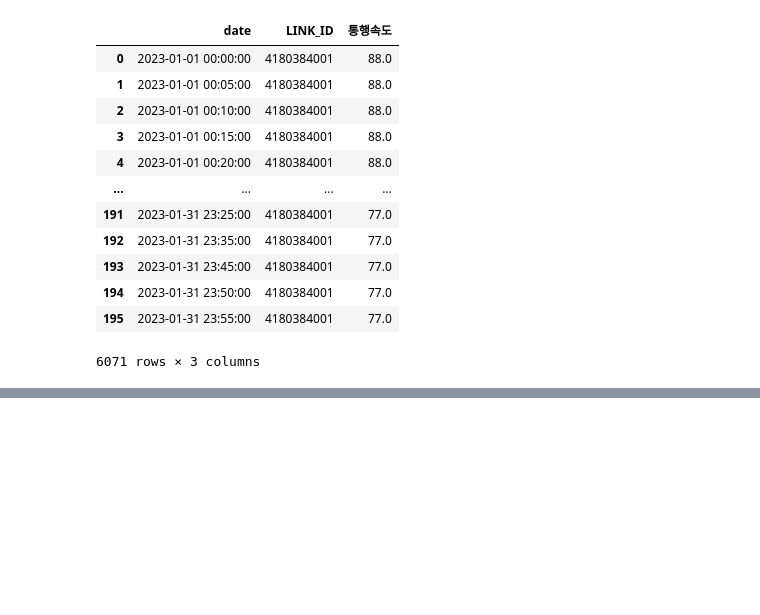
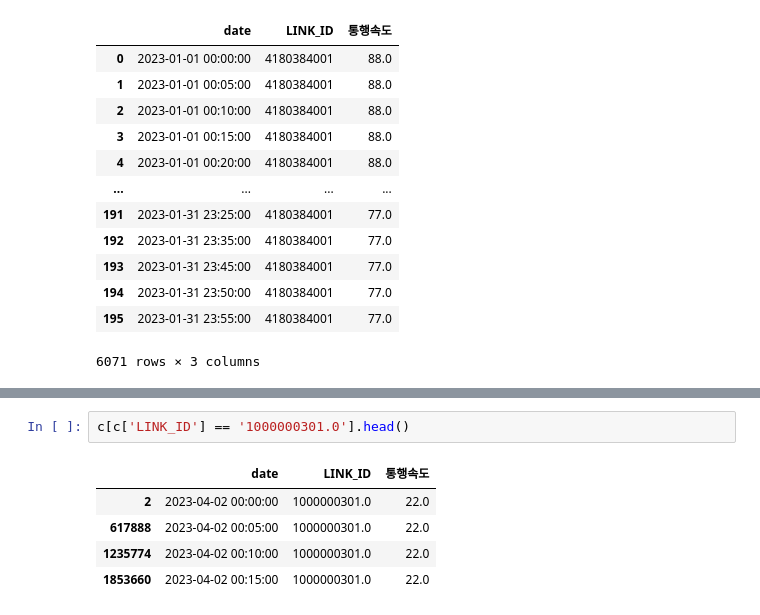
Before and after one commit to danawls/traffic_models, a Jupyter notebook: data_combine/1-1.ipynb, the cells around one changed output, grey strips where cells are left out. Drawn from its saved outputs; the diff is of its cells as text; blank space fills up the shorter version.

```diff
--- a/data_combine/1-1.ipynb
+++ b/data_combine/1-1.ipynb
@@ -469,0 +494,8 @@ com
+# %%
+c[c['LINK_ID'] == '1000000301.0'].head()
+# %% [output]
+|  | date | LINK_ID | 통행속도 |
+| 2 | 2023-04-02 00:00:00 | 1000000301.0 | 22.0 |
+| 617888 | 2023-04-02 00:05:00 | 1000000301.0 | 22.0 |
+| 1235774 | 2023-04-02 00:10:00 | 1000000301.0 | 22.0 |
+| 1853660 | 2023-04-02 00:15:00 | 1000000301.0 | 22.0 |
```
Also changed, not shown: parts of 6 cells of this notebook, 38 other files.
